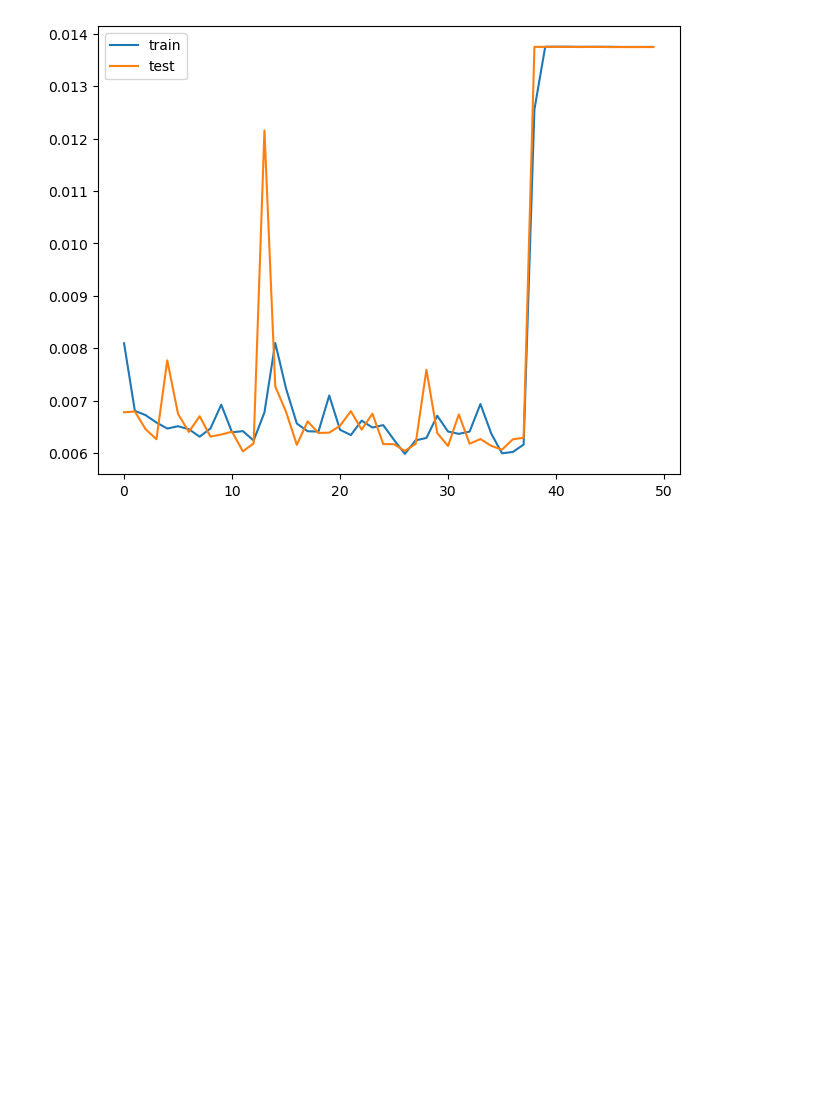
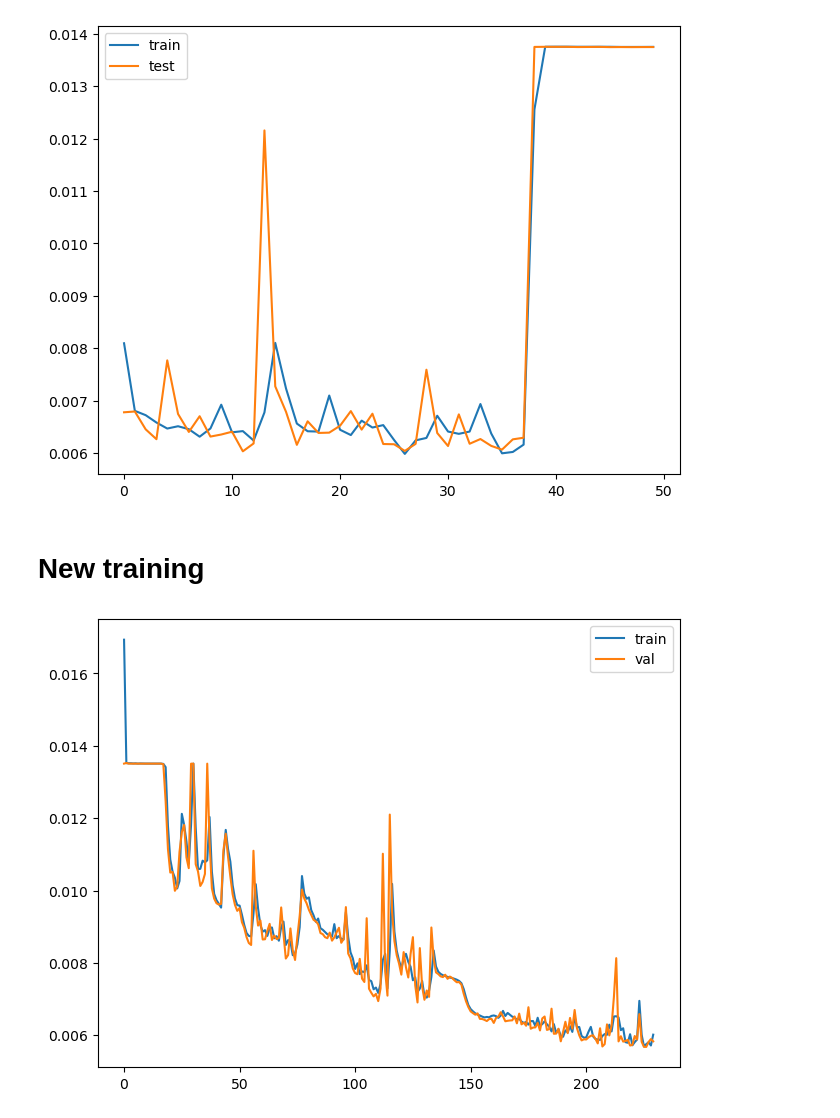
Before and after one commit to GioMai24/Autoencoder-for-GW-Detection, a Jupyter notebook: loading.ipynb, the cells around one changed output. Cells and saved outputs as stored; diff of their text form; code cells hidden in the pictures; blank space fills up the shorter version.

```diff
--- a/loading.ipynb
+++ b/loading.ipynb
@@ -28,3 +17,5 @@ ax.legend()
 plt.show()
 # %% [output]
 [figure]
+# %% [markdown]
+# New training
@@ -30,0 +27,10 @@ plt.show()
+# %%
+fig, ax = plt.subplots(layout='constrained')
+ax.plot(losses['train'], label='train')
+ax.plot(losses['val'], label='val')
+# ax.set_xlim([150, 220])
+# ax.set_ylim([0.005, .008])
+ax.legend()
+plt.show()
+# %% [output]
+[figure, added]
```
Also changed, not shown: parts of 6 cells of this notebook, 1 other file.
